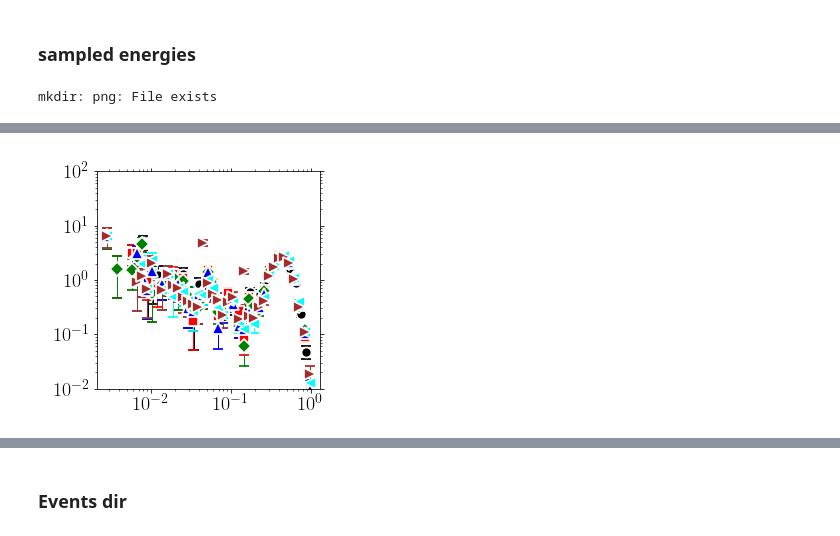
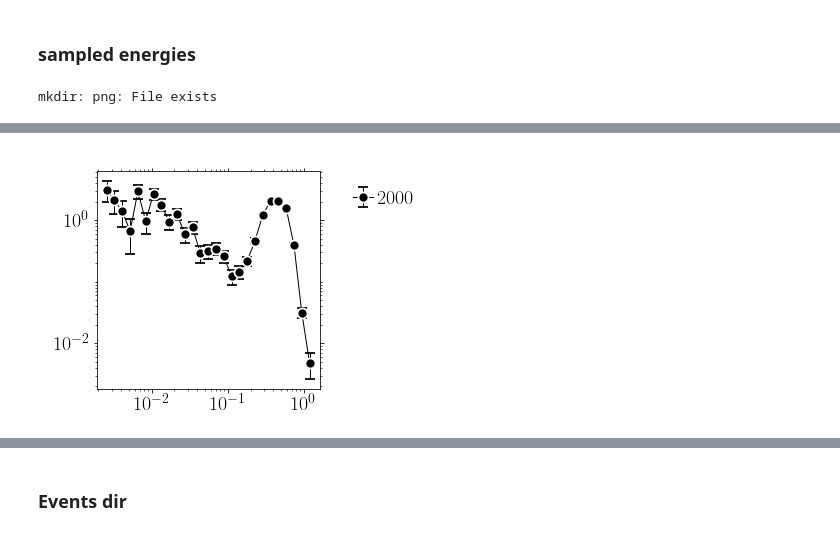
Before and after one commit to kkarimi62/vacancyDiffusion, a Jupyter notebook: postproc/postproc.ipynb, the cells around one changed output, grey strips where cells are left out. Drawn from its saved outputs; the diff is of its cells as text; code cells hidden in the pictures.

```diff
--- a/postproc/postproc.ipynb
+++ b/postproc/postproc.ipynb
@@ -1256,6 +1266,8 @@ ensemble average: type 3
 ensemble average: type 4
 ensemble average: type 5
 [figure]
+# %%
+tauu = temp.time_scale
 # %% [markdown]
 ## wait times
 # %%
@@ -1433,10 +1480,11 @@ class JumpStats(Temperature):
                     else (1.0,0.5,0.5,0.5))
         #
         self.mean_rate = {}
+        kount = 0
         #
         for temp, indx in zip(self.temps,range(len(self.temps))):
             #--- concat. data for each temp
-            data = self.data[indx:indx+self.nrun][0]
+            data = self.data[kount:kount+self.nrun][0]
             if self.verbose:
                 print('data.shape (per temperature):',np.array(data).shape)
             if self.verbose:
@@ -1464,6 +1512,7 @@ class JumpStats(Temperature):
                    ax = self.ax,
                    Plot=False,
                           )
+            kount+=self.nrun
         #
         utl.PltErr(None,
                    None,
@@ -1522,5 +1571,17 @@ mkdir: png: File exists
 # %%
 Energy = lmpData.headers['Energy']
+# %%
+            data = self.data[kount:kount+self.nrun]
+            if self.verbose:
+                print('data.shape:',np.array(data).shape)
+#             print('np.array(data):',np.array(data))
+#             pdb.set_trace()
+
+            filtr = list(map(lambda x:x.shape[0] > 0,data)) #--- filter empty arrays
+
+            data = np.concatenate(np.array(data)[filtr]) #,axis=0)
+            self.data_averaged[ temp ] = self.hist(data,log_scale)
+            kount += self.nrun
 # %% [markdown]
 ## energy
 # %% [markdown]
@@ -1538,20 +1599,23 @@ class EnergyStats(Temperature):
 #        filtr = dtt > 0.0
         return dtt#[filtr]
     #
-    def PlotPdf(self,column_energy = 0,**kwargs):
+    def PlotPdf(self,shift=False,column_energy = 0,n_per_decade=8,
+                **kwargs):
         #
         self.ax = utl.PltErr(None,#ans[:,0],
                         None,#1e8*ans[:,0],
                         attrs={'fmt':'-.r'},Plot=False)
         symbols=utl.Symbols()
         legends = Legends()
-        legends.Set(bbox_to_anchor=(1.0,0.5,0.5,0.5))
+        legends.Set(bbox_to_anchor=kwargs['bbox_to_anchor'] if 'bbox_to_anchor' in kwargs #plotAttrs
+                    else (1.0,0.5,0.5,0.5))
         #
         self.mean_rate = {}
         #
+        kount = 0
         for temp, indx in zip(self.temps,range(len(self.temps))):
             #--- concat. data for each temp
-            data = np.concatenate(list(map(lambda x: self.data[x][:,column_energy],range(indx,indx+self.nrun))))
+            data = np.concatenate(list(map(lambda x: self.data[x][:,column_energy],range(kount,kount+self.nrun))))
             #--- remove zeros
             data = data[data > 0.0]
             if self.verbose:
@@ -1561,7 +1625,7 @@ class EnergyStats(Temperature):
             #--- histogram
 #            data = np.array(data).flatten()
             #--- histogram
-            hist, bin_edges, err = utl.GetPDF(data,n_per_decade=16)
+            hist, bin_edges, err = utl.GetPDF(data,n_per_decade=n_per_decade)
 
             #--- filtr
             filtr = hist == err
@@ -1569,19 +1633,24 @@ class EnergyStats(Temperature):
             bin_edges = bin_edges[~filtr]
             err = err[~filtr]
         #--- plot
+            if shift:
+                hist *= 10**indx if shift else 1
+                err *= 10**indx if shift else 1
+
             utl.PltErr(bin_edges,hist,
                           yerr=err,
-                   attrs=symbols.GetAttrs(count=indx%7,label=r'$%s$'%temp,fmt='.'),
+                   attrs=symbols.GetAttrs(count=indx%7,label=r'$%s$'%temp), #,fmt='.'),
                    ax = self.ax,
                    Plot=False,
                           )
+            kount += self.nrun
         #
         utl.PltErr(None,
                    None,
                    ax=self.ax,
                    Plot=False,
 
-#                    legend=legends.Get(),
+                    legend=legends.Get(),
                    DrawFrame=DRAW_FRAME,
                    **kwargs
                   )
@@ -1598,14 +1667,16 @@ class EnergyStats(Temperature):
                         attrs={'fmt':'-.r'},Plot=False)
         symbols=utl.Symbols()
         legends = Legends()
-        legends.Set(bbox_to_anchor=(1.0,0.5,0.5,0.5))
+        legends.Set(bbox_to_anchor=kwargs['bbox_to_anchor'] if 'bbox_to_anchor' in kwargs #plotAttrs
+                    else (1.0,0.5,0.5,0.5))
         #
         self.mean_rate = {}
+        kount = 0
         #
         for temp, indx in zip(self.temps,range(len(self.temps))):
             #--- concat. data for each temp
 #            data = np.concatenate(list(map(lambda x: self.data[x][:,column_energy],range(indx,indx+self.nrun))))
-            data = np.concatenate(list(map(lambda x: self.data[x],range(indx,indx+self.nrun))))
+            data = np.concatenate(list(map(lambda x: self.data[x],range(kount,kount+self.nrun))))
 #             types = np.concatenate(list(map(lambda x: self.data[x][:,type_column],range(indx,indx+self.nrun))))
             #--- remove zeros
 #            data = data[data > 0.0]
@@ -1618,6 +1689,7 @@ class EnergyStats(Temperature):
             #--- histogram
             data_concat = data.copy() if indx ==0 else np.concatenate([data_concat,data]) #np.c_[types,data] if indx ==0 else\
                         #np.concatenate([data_concat,np.c_[types,data]])
+            kount += self.nrun
         if self.verbose:
             print('type.shape (concatenated):',data_concat.shape)
 
@@ -1642,11 +1714,11 @@ class EnergyStats(Temperature):
                 err = err[~filtr]
                 #--- plot
                 if scale:
-                    hist *= 100**int(itype)
-                    err *= 100**int(itype)
+                    hist *= 1000**int(itype)
+                    err *= 1000**int(itype)
                 utl.PltErr(bin_edges,hist,
                               yerr=err,
-                       attrs=symbols.GetAttrs(count=int(itype-1)%7,label=r'$%s$'%itype),#,fmt='.'),
+                       attrs=symbols.GetAttrs(count=int(itype-1)%7,label=r'$%s$'%itype), #,fmt='.'),
                        ax = self.ax,
                        Plot=False,
                               )
@@ -1668,7 +1740,7 @@ class EnergyStats(Temperature):
 #                     err *= 100**int(itype)
                 utl.PltErr(bin_edges,hist,
                               yerr=err,
-                       attrs=symbols.GetAttrs(count=0),#,label=r'$%s$'%itype),#,fmt='.'),
+                       attrs=symbols.GetAttrs(count=0), #,label=r'$%s$'%itype),#,fmt='.'),
                        ax = self.ax,
                        Plot=False,
                               )
@@ -1678,43 +1750,46 @@ class EnergyStats(Temperature):
                    ax=self.ax,
                    Plot=False,
 
-    #                    legend=legends.Get(),
+                        legend=legends.Get(),
                    DrawFrame=DRAW_FRAME,
                    **kwargs
                   )
 
-    def Scatter(self,nevery=1,**kwargs):
+    def Scatter(self,shift=False,nevery=1,**kwargs):
         self.ax = utl.PltErr(None,#ans[:,0],
                         None,#1e8*ans[:,0],
                         attrs={'fmt':'-.r'},Plot=False)
         symbols=utl.Symbols()
         legends = Legends()
-        legends.Set(bbox_to_anchor=(1.0,0.5,0.5,0.5))
+        legends.Set(bbox_to_anchor=kwargs['bbox_to_anchor'] if 'bbox_to_anchor' in kwargs #plotAttrs
+                    else (1.0,0.5,0.5,0.5))
 
         #
         column_energy = 0
         column_time = 3
+        kount = 0
         for indx in range(0,len(self.temps),nevery):
             temp = self.temps[indx]
             #--- concat. data for each temp
             data_energy = np.concatenate(list(map(lambda x: self.GetEnergy(self.data[x][:,column_energy]),
-                                                  range(indx,indx+self.nrun))))
+                                                  range(kount,kount+self.nrun))))
             #--- wait_times
             data = self.data[indx:indx+self.nrun]
             data_waitTimes = np.concatenate(list(map(lambda x: self.GetWaitTimes(self.data[x][:,column_time]),
-                                                     range(indx,indx+self.nrun))))
+                                                     range(kount,kount+self.nrun))))
 
             if self.verbose:
                 print('data_energy.shape (per temperature):',np.array(data_energy).shape)
                 print('data_waitTimes.shape (per temperature):',np.array(data_waitTimes).shape)
             #--- plot scatter
-            scale = 100 ** indx
+            scale = 1e5 ** indx if shift else 1
             filtr = data_waitTimes > 0
             utl.PltErr(data_energy[filtr],scale*data_waitTimes[filtr],
                         attrs=symbols.GetAttrs(count=indx%7,label=r'$%s$'%temp,fmt='.'),
                         ax = self.ax,
                         Plot=False,
                         )
+            kount += self.nrun
             #--- plot average
 #             nbins = 8
 #             count, _=np.histogram(data_energy[filtr],bins=nbins)
@@ -1735,7 +1810,7 @@ class EnergyStats(Temperature):
                    None,
                    ax=self.ax,
                    Plot=False,
-#                    legend=legends.Get(),
+                    legend=legends.Get(),
                    DrawFrame=DRAW_FRAME,
                    **kwargs
                   )
@@ -1748,8 +1823,10 @@ if not eval(confParser['flags']['RemoteMachine']):
     !mkdir png
 
     stats = EnergyStats(
-        [1000,1200,1400,1600,1800,2000],8,
-#        np.arange(1000,1440,40),1,
+#        [1000,1200,1400,1600,1800,2000],8,
+#        [1000,1400,1800,2000],8,
+        [2000],8,
+        #        np.arange(1000,1440,40),1,
 #        verbose=True
                      )
 #    stats.Parse( list(map(lambda x:'CantorNatom16KTemp%sKEnsemble8/Run%s/msd/timeseries.txt'%(x[0],x[1]),
@@ -1757,14 +1834,14 @@ if not eval(confParser['flags']['RemoteMachine']):
 #    stats.Parse( list(map(lambda x:'NiNatom16KTemp%sK/Run%s/msd/timeseries.txt'%(x[0],x[1]),
                          stats.temps_runs ))
                )
-    stats.PlotPdf(scale=False,
+    stats.PlotPdf(shift=True,n_per_decade=10,
                         **{'xscale':'log',
                   'yscale':'log',
 #                   'xlim':(1e-3,1e0),
-                   'ylim':(1e-2,1e2), #(1e-5,1e2),
+#                   'ylim':(1e-2,1e2), #(1e-5,1e2),
 #                           'xstr':r'$\Delta t$',
 #                           'ystr':r'$P(\Delta t)$',
-#                        'ndecade_x':2,'ndecade_y':2,
+                        'ndecade_y':2,
                    'title':'png/BarrierPdf_cantor.png'},
 
                        )
@@ -1774,7 +1851,7 @@ if not eval(confParser['flags']['RemoteMachine']):
                         **{'xscale':'log',
                       'yscale':'log',
     #                   'xlim':(1e-3,1e0),
-                       'ylim':(1e-2,1e2), #(1e-5,1e2),
+#                        'ylim':(1e-2,1e2), #(1e-5,1e2),
     #                           'xstr':r'$\Delta t$',
     #                           'ystr':r'$P(\Delta t)$',
     #                        'ndecade_x':2,'ndecade_y':2,
@@ -1782,15 +1859,15 @@ if not eval(confParser['flags']['RemoteMachine']):
                           },
                        )
 
-    stats.Scatter(nevery=2,
+    stats.Scatter(nevery=1, shift = True,
                 **{'xscale':'linear',
                   'yscale':'log',
-                   'xlim':(0,1),
+#                   'xlim':(0,1),
 #                   'ylim':(1e-3,1e1), #(1e-5,1e2),
 #                           'xstr':r'$\Delta t$',
 #                           'ystr':r'$P(\Delta t)$',
-                        'ndecade_y':2,
-                   'title':'png/twVsEnergy_cantor.png',
+                        'ndecade_y':3,
+                   'title':'png/twVsEnergy_nicocr.png',
                   }
 )
 # %% [output]
@@ -1798 +1876 @@ mkdir: png: File exists
-[figure, old version]
+[figure, new version]
```
Also changed, not shown: parts of 13 cells of this notebook.
